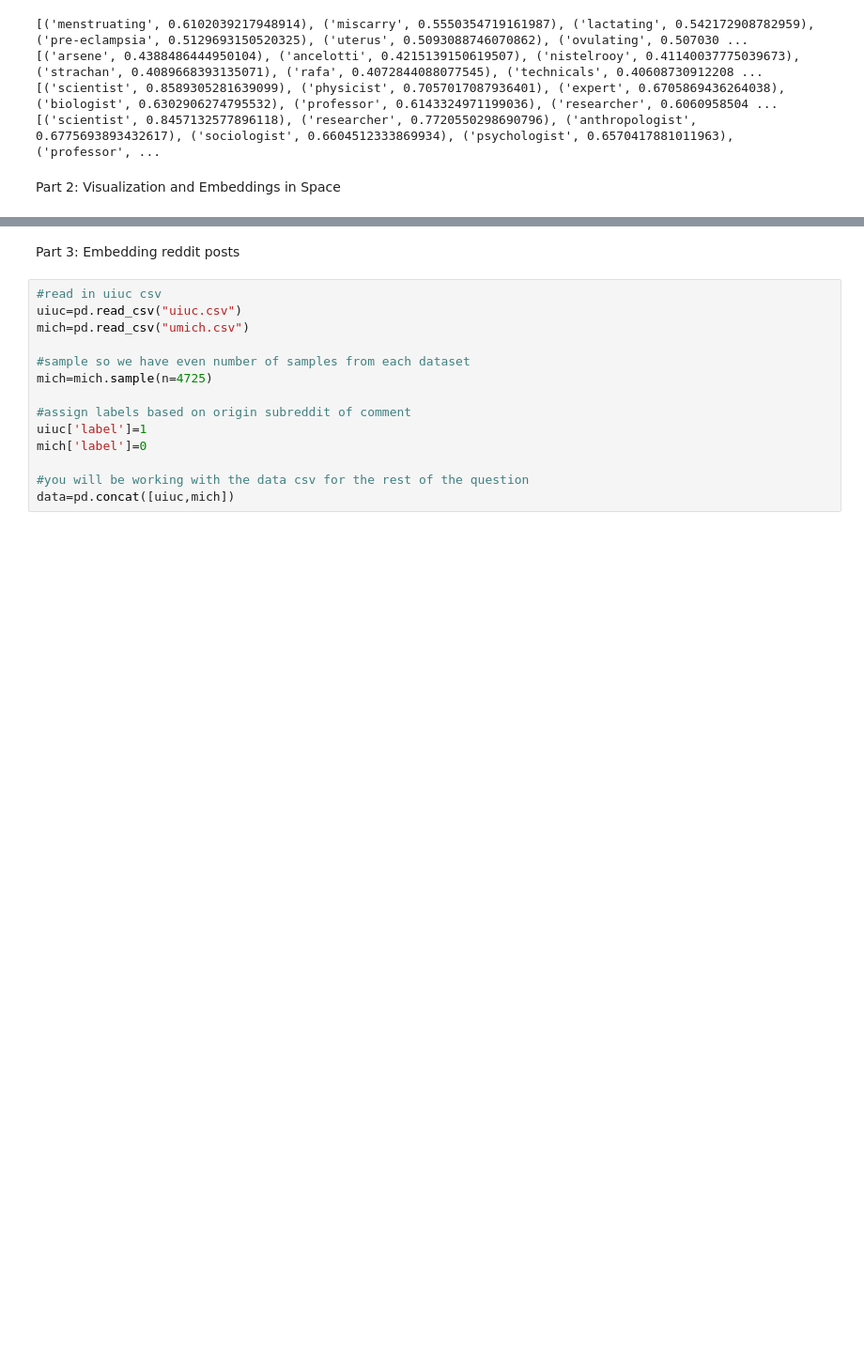
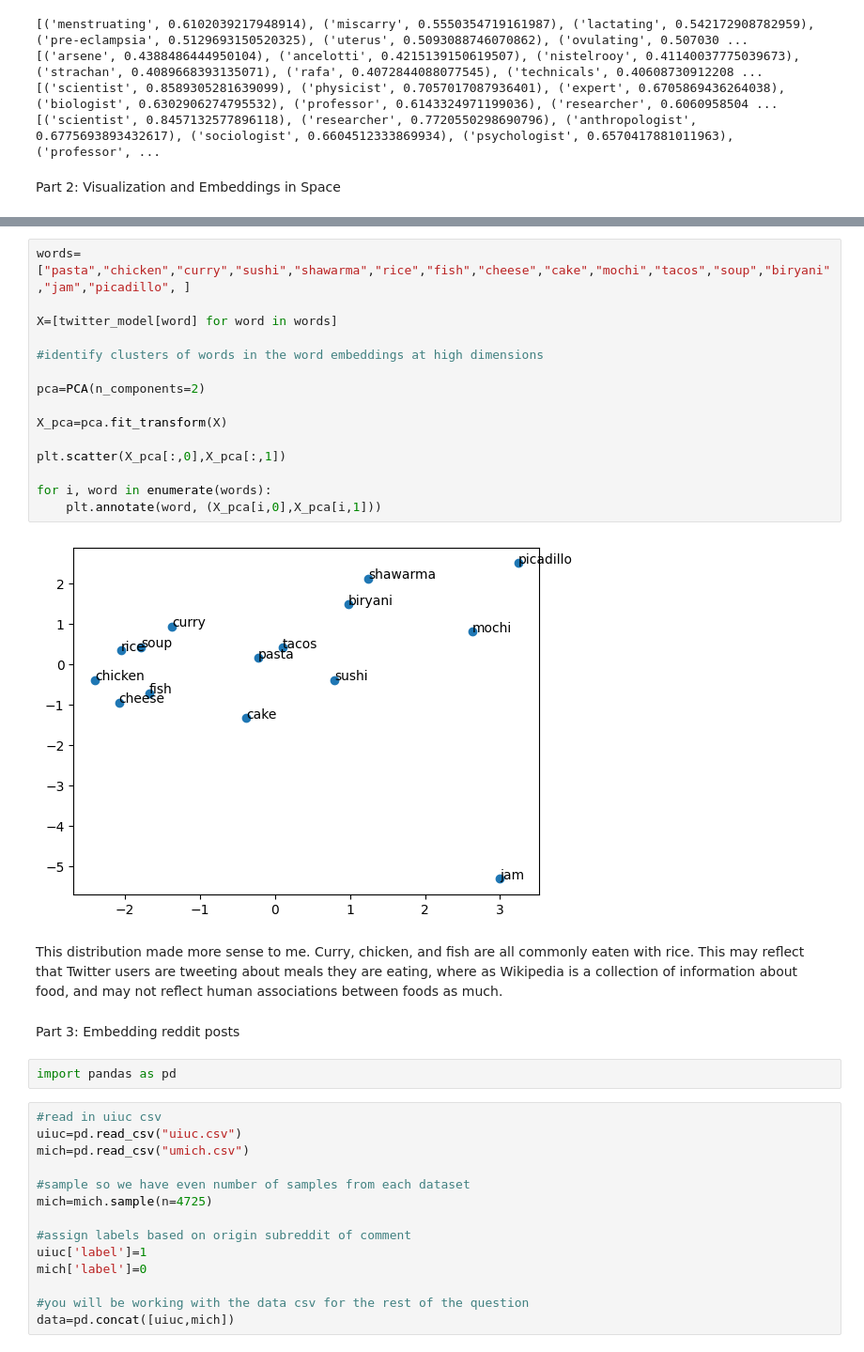
Before and after one commit to evanp28/project3-embeddings, a Jupyter notebook: project-3.ipynb, the cells around one changed output, grey strips where cells are left out. Shown at 94% size. Saved outputs shown, nothing was run; the diff lists cells and outputs as text; blank space fills up the shorter version.

```diff
--- a/project-3.ipynb
+++ b/project-3.ipynb
@@ -143,5 +160,26 @@ twitter_model= gensim.downloader.load("glove-twitter-100")
+# %%
+words=["pasta","chicken","curry","sushi","shawarma","rice","fish","cheese","cake","mochi","tacos","soup","biryani","jam","picadillo", ]
+
+X=[twitter_model[word] for word in words]
+
+#identify clusters of words in the word embeddings at high dimensions
+
+pca=PCA(n_components=2)
+
+X_pca=pca.fit_transform(X)
+
+plt.scatter(X_pca[:,0],X_pca[:,1])
+
+for i, word in enumerate(words):
+    plt.annotate(word, (X_pca[i,0],X_pca[i,1]))
+# %% [output]
+[figure, added]
+# %% [markdown]
+This distribution made more sense to me. Curry, chicken, and fish are all commonly eaten with rice. This may reflect that Twitter users are tweeting about meals they are eating, where as Wikipedia is a collection of information about food, and may not reflect human associations between foods as much.
 # %% [markdown]
 Part 3: Embedding reddit posts
+# %%
+import pandas as pd
 # %%
 #read in uiuc csv
 uiuc=pd.read_csv("uiuc.csv")
```
Also changed, not shown: parts of 4 cells of this notebook.
